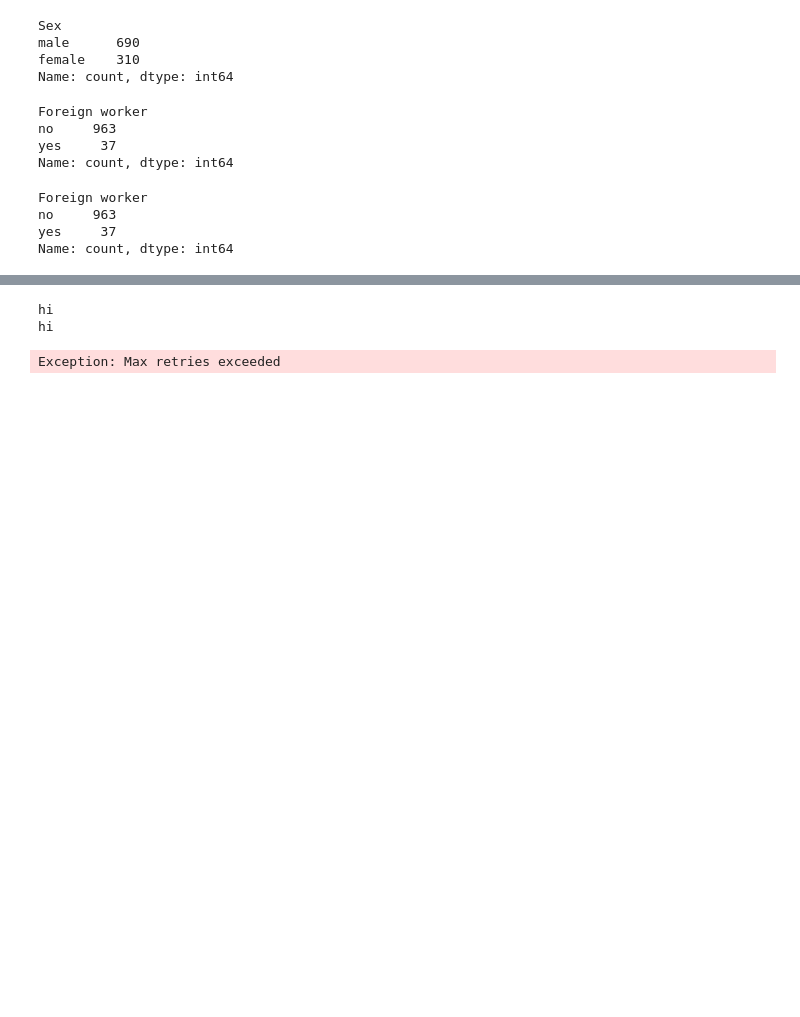
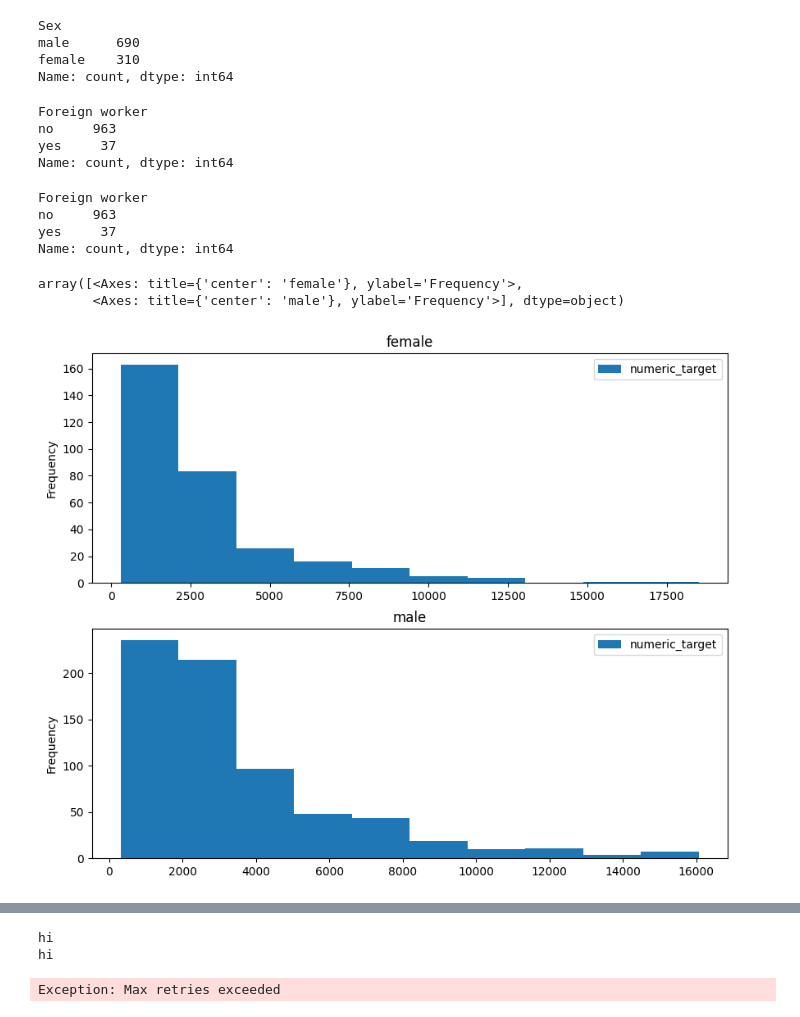
Before and after one commit to dfenelonov/interpretability, a Jupyter notebook: EDA.ipynb, the cells around one changed output, grey strips where cells are left out. Drawn from its saved outputs; the diff is of its cells as text; code cells hidden in the pictures; blank space fills up the shorter version.

```diff
--- a/EDA.ipynb
+++ b/EDA.ipynb
@@ -116,7 +116,7 @@ foreign = {
 }
 
 import pandas as pd
-df = pd.read_csv('interpretor/data/german.data', sep=' ', header=None, names=names, index_col=False)
+df = pd.read_csv('data/german.data', sep=' ', header=None, names=names, index_col=False)
 
 df['Status of existing checking account'] = df['Status of existing checking account'].map(status)
 df['Credit history'] = df['Credit history'].map(hist)
@@ -183,3 +183,11 @@ df2['target'] = np.random.binomial(1, 0.7, len(df[df['Sex']=='male']))
 df3 = df[df['Sex']=='female'].copy()
 df3['target'] = np.random.binomial(1, 0.4, len(df[df['Sex']=='female']))
 df = df2._append(df3)
+# %%
+df['numeric_target'] = df.sum(numeric_only=True, axis=1)
+# %%
+df.plot.hist(column=['numeric_target'], by='Sex', figsize=(10,8))
+# %% [output]
+array([<Axes: title={'center': 'female'}, ylabel='Frequency'>,
+       <Axes: title={'center': 'male'}, ylabel='Frequency'>], dtype=object)
+[figure, added]
```
Also changed, not shown: parts of 23 cells of this notebook.
